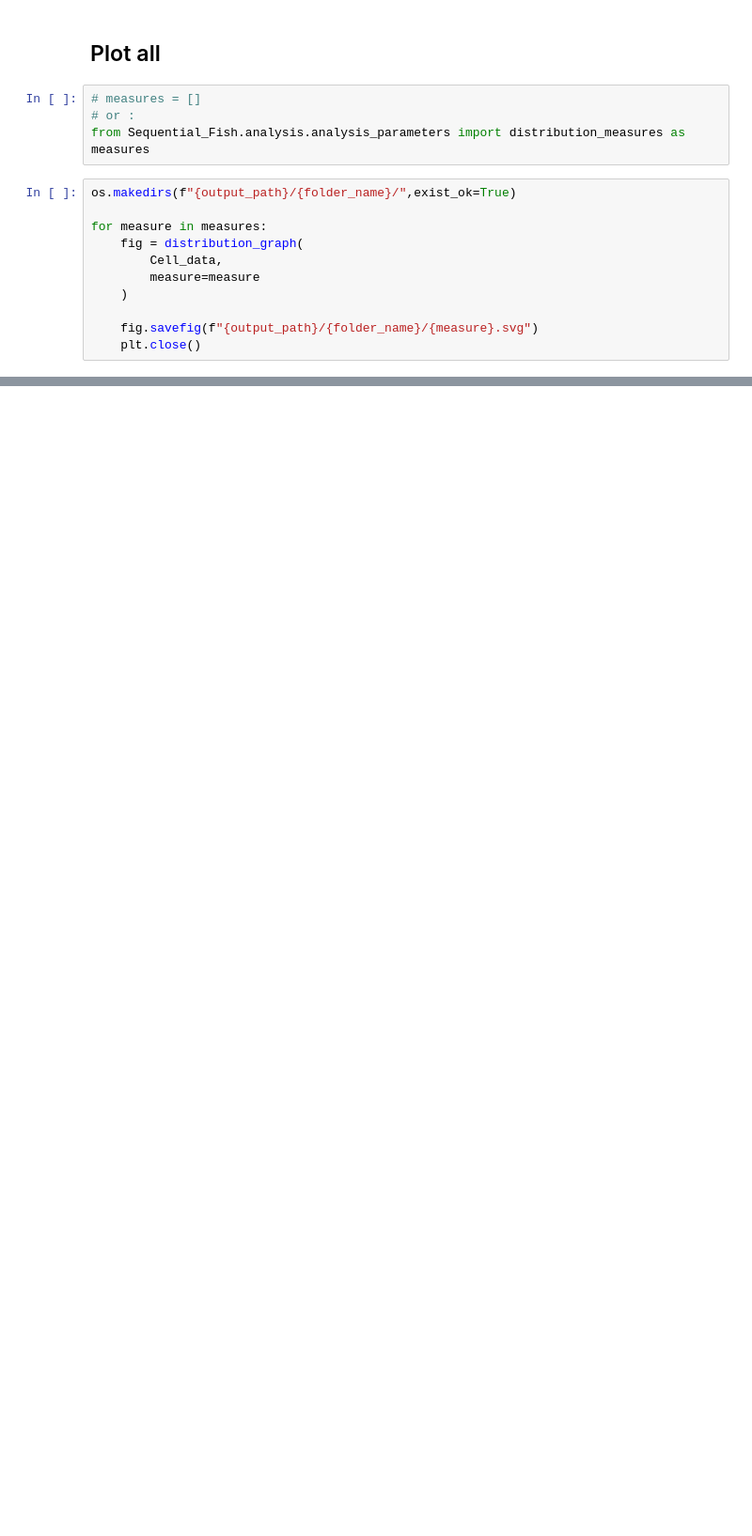
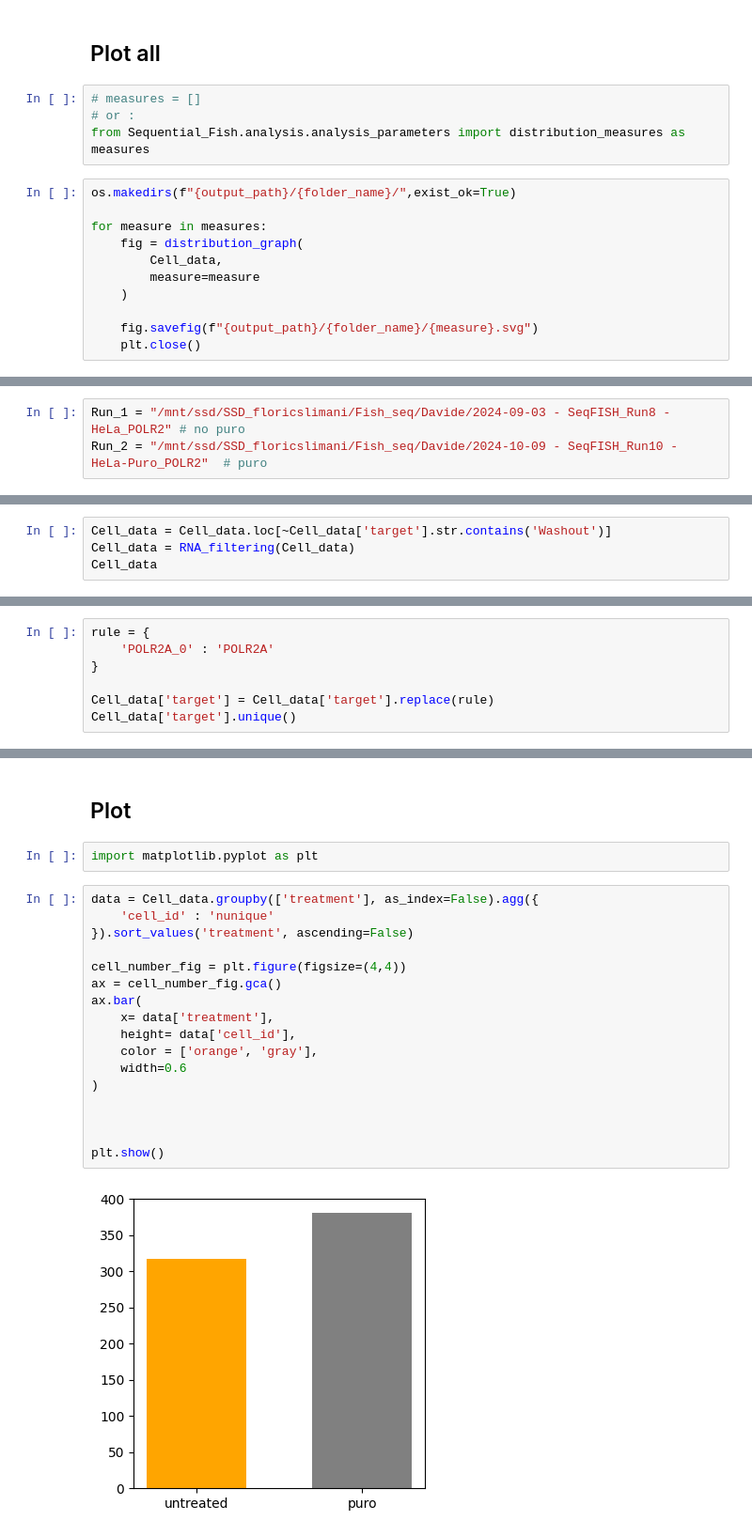
Before and after one commit to 2Echoes/Sequential_Fish, a Jupyter notebook: analysis/Custom_graph.ipynb, the cells around one changed output, grey strips where cells are left out. Shown at 94% size. Saved outputs shown, nothing was run; the diff lists cells and outputs as text; blank space fills up the shorter version.

```diff
--- a/analysis/Custom_graph.ipynb
+++ b/analysis/Custom_graph.ipynb
@@ -153,0 +163,3 @@ for measure in measures:
+# %%
+Run_1 = "/mnt/ssd/SSD_floricslimani/Fish_seq/Davide/2024-09-03 - SeqFISH_Run8 - HeLa_POLR2" # no puro
+Run_2 = "/mnt/ssd/SSD_floricslimani/Fish_seq/Davide/2024-10-09 - SeqFISH_Run10 - HeLa-Puro_POLR2"  # puro
@@ -153,0 +191,4 @@ for measure in measures:
+# %%
+Cell_data = Cell_data.loc[~Cell_data['target'].str.contains('Washout')]
+Cell_data = RNA_filtering(Cell_data)
+Cell_data
@@ -153,0 +213,7 @@ for measure in measures:
+# %%
+rule = {
+    'POLR2A_0' : 'POLR2A'
+}
+
+Cell_data['target'] = Cell_data['target'].replace(rule)
+Cell_data['target'].unique()
@@ -153,0 +231,23 @@ for measure in measures:
+# %% [markdown]
+## Plot
+# %%
+import matplotlib.pyplot as plt
+# %%
+data = Cell_data.groupby(['treatment'], as_index=False).agg({
+    'cell_id' : 'nunique'
+}).sort_values('treatment', ascending=False)
+
+cell_number_fig = plt.figure(figsize=(4,4))
+ax = cell_number_fig.gca()
+ax.bar(
+    x= data['treatment'],
+    height= data['cell_id'],
+    color = ['orange', 'gray'],
+    width=0.6
+)
+
+
+
+plt.show()
+# %% [output]
+[figure, added]
```
Also changed, not shown: parts of 23 cells of this notebook, 4 other files.
